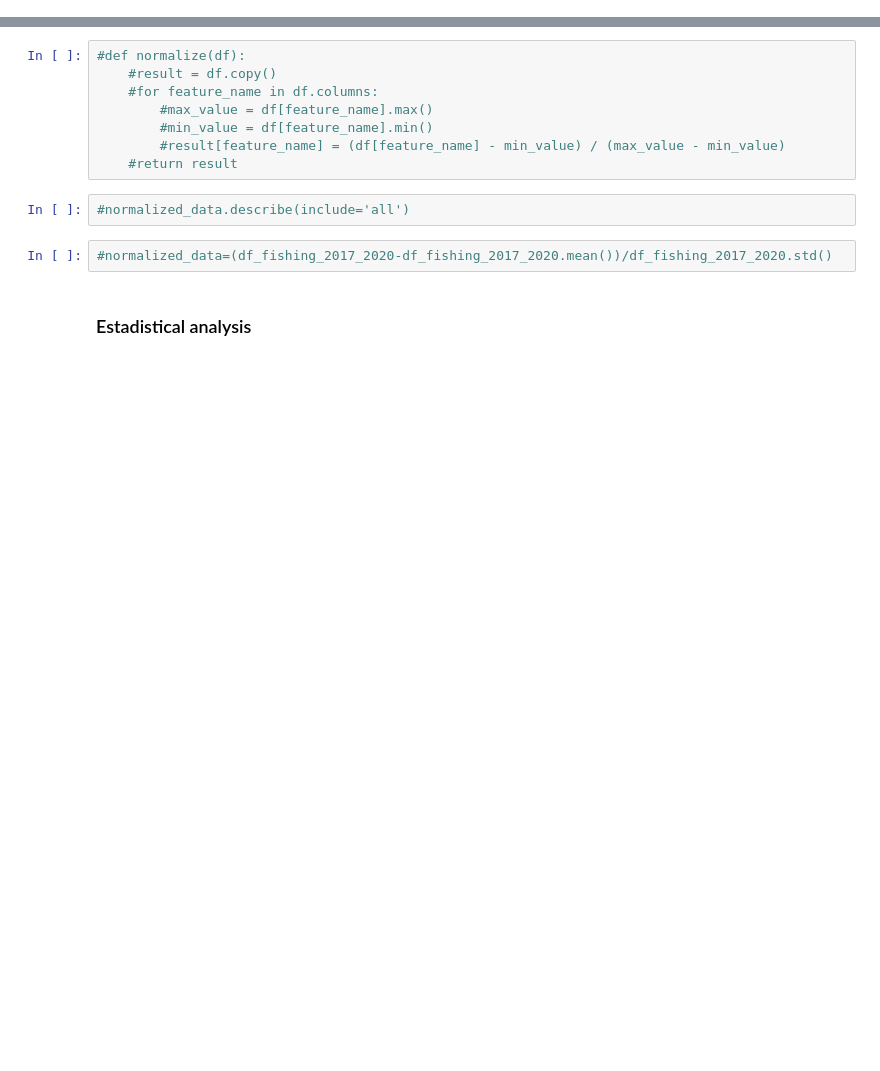
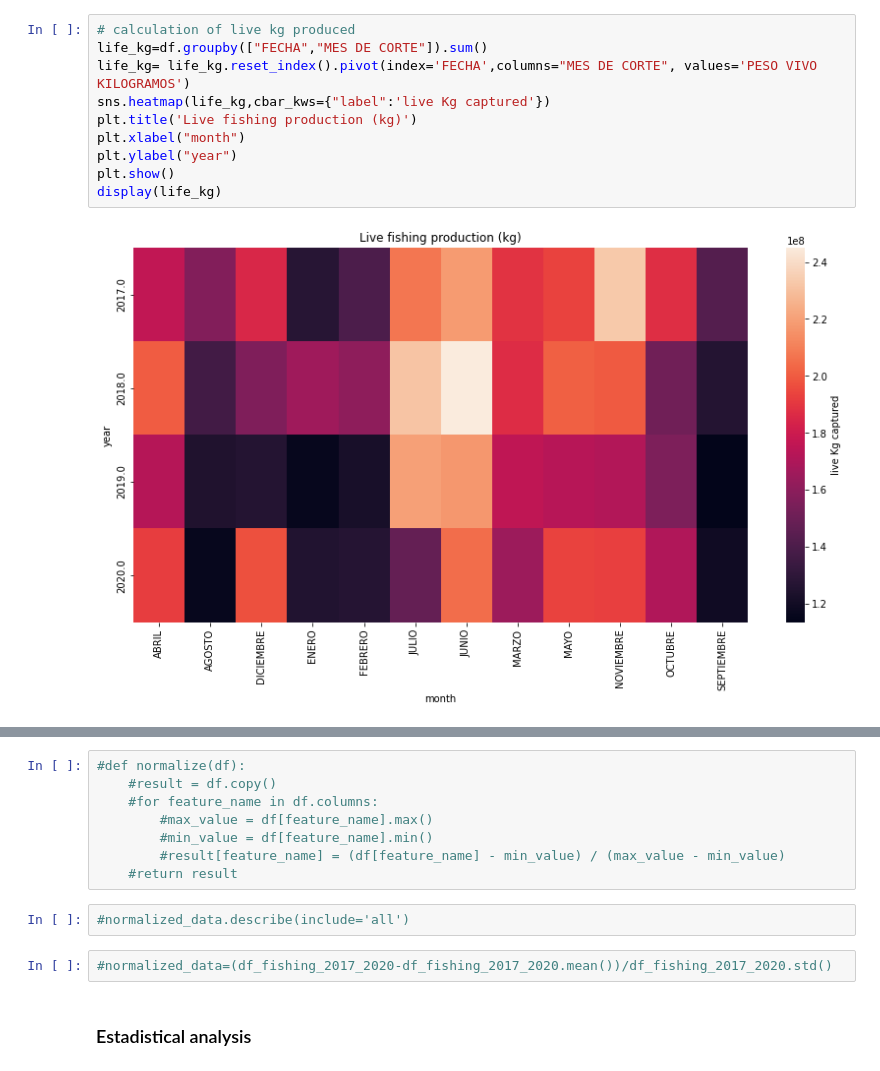
Before and after one commit to mr-nahash/ML-prediction-of-sinaloa-s-fishing-production, a Jupyter notebook: EDA.ipynb, the cells around one changed output, grey strips where cells are left out. Cells and saved outputs as stored; diff of their text form; blank space fills up the shorter version.

```diff
--- a/EDA.ipynb
+++ b/EDA.ipynb
@@ -33,0 +61,12 @@ df
+# %%
+# calculation of live kg produced
+life_kg=df.groupby(["FECHA","MES DE CORTE"]).sum()
+life_kg= life_kg.reset_index().pivot(index='FECHA',columns="MES DE CORTE", values='PESO VIVO KILOGRAMOS')
+sns.heatmap(life_kg,cbar_kws={"label":'live Kg captured'})
+plt.title('Live fishing production (kg)')
+plt.xlabel("month")
+plt.ylabel("year")
+plt.show()
+display(life_kg)
+# %% [output]
+[figure, added]
```
Also changed, not shown: parts of 25 cells of this notebook, 4 other files.
